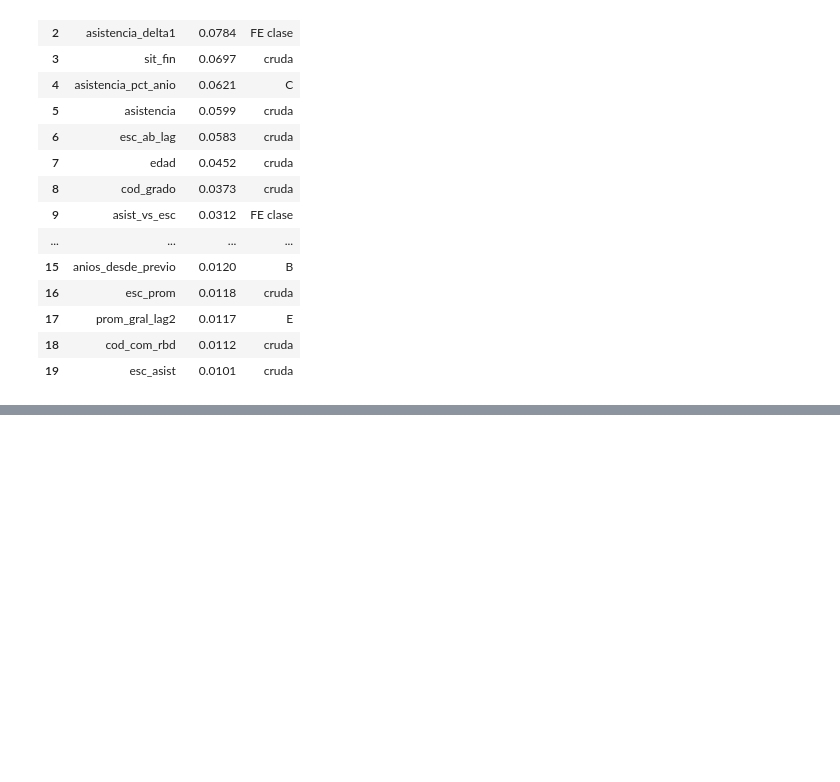
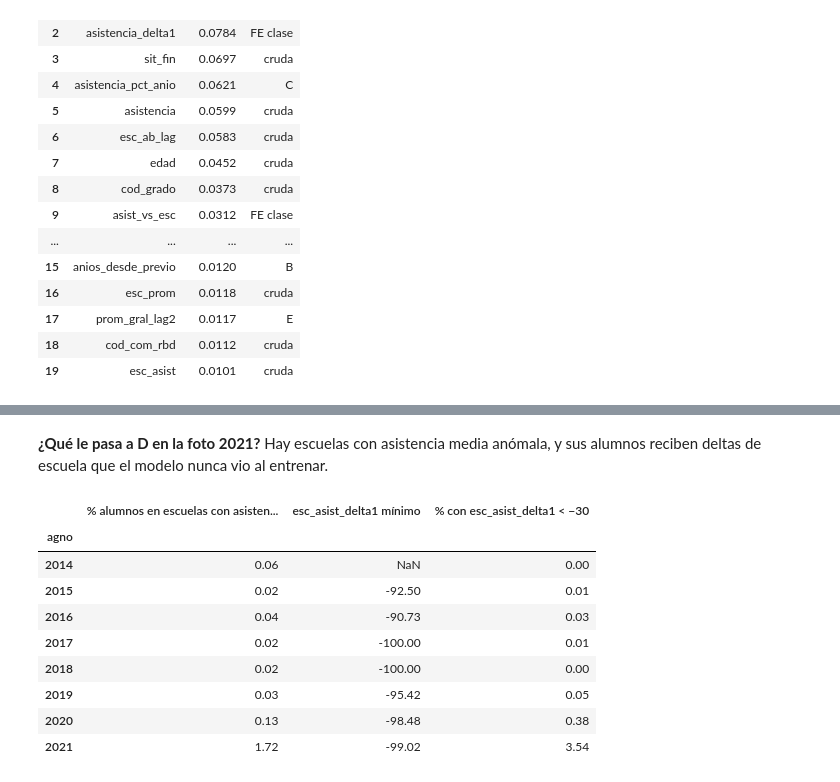
Before and after one commit to OsvaldoFernandez/acd-minedu, a Jupyter notebook: desafio.ipynb, the cells around one changed output, grey strips where cells are left out. Saved outputs shown, nothing was run; the diff lists cells and outputs as text; code cells hidden in the pictures; blank space fills up the shorter version.

```diff
--- a/desafio.ipynb
+++ b/desafio.ipynb
@@ -354,0 +362,20 @@ Lo que sigue depende de esta decisión:
+# %% [markdown]
+**¿Qué le pasa a D en la foto 2021?** Hay escuelas con asistencia media anómala, y sus alumnos reciben deltas de escuela que el modelo nunca vio al entrenar.
+# %%
+p_all = poblacion(d_raw)
+pd.DataFrame({
+    "% alumnos en escuelas con asistencia < 30": p_all.groupby("agno")["esc_asist"].apply(lambda s: 100 * (s < 30).mean()),
+    "esc_asist_delta1 mínimo": p_all.groupby("agno")["esc_asist_delta1"].min(),
+    "% con esc_asist_delta1 < −30": p_all.groupby("agno")["esc_asist_delta1"].apply(lambda s: 100 * (s < -30).mean()),
+}).round(2)
+# %% [output]
+|  | % alumnos en escuelas con asisten... | esc_asist_delta1 mínimo | % con esc_asist_delta1 < −30 |
+| agno |  |  |  |
+| 2014 | 0.06 | NaN | 0.00 |
+| 2015 | 0.02 | -92.50 | 0.01 |
+| 2016 | 0.04 | -90.73 | 0.03 |
+| 2017 | 0.02 | -100.00 | 0.01 |
+| 2018 | 0.02 | -100.00 | 0.00 |
+| 2019 | 0.03 | -95.42 | 0.05 |
+| 2020 | 0.13 | -98.48 | 0.38 |
+| 2021 | 1.72 | -99.02 | 3.54 |
```
Also changed, not shown: parts of 14 cells of this notebook, 1 other file.
